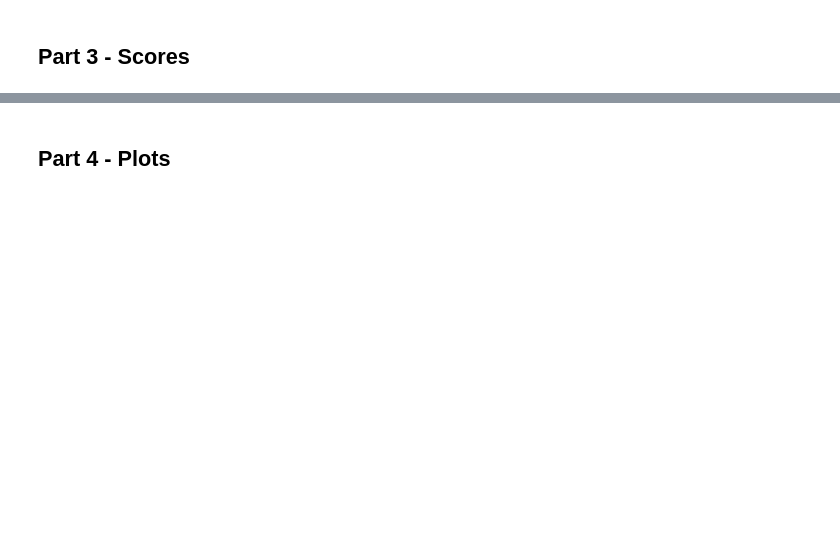
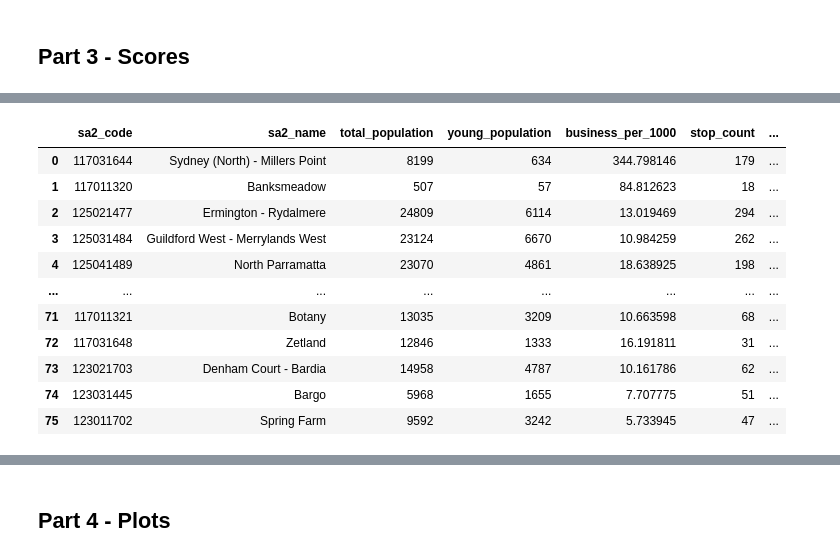
Before and after one commit to Charliero2246/Data2001Assignment, a Jupyter notebook: Assignment.ipynb, the cells around one changed output, grey strips where cells are left out. Saved outputs shown, nothing was run; the diff lists cells and outputs as text; code cells hidden in the pictures; blank space fills up the shorter version.

Commit message:
fixed variable names/types, added score and graph

```diff
--- a/Assignment.ipynb
+++ b/Assignment.ipynb
@@ -525,0 +593,96 @@ print(pois_df.head())
+# %%
+conn.rollback()
+query(conn, """
+WITH school_overlap_agg AS (
+    SELECT sa2_code, SUM(sa2_overlap_ratio) AS total_overlap
+    FROM school_sa2_lookup
+    GROUP BY sa2_code
+),
+
+base_data AS (
+    SELECT
+        sb.sa2_code,
+        sb.sa2_name,
+        pop.total_people AS total_population,
+
+        -- Young population: 0–19 years old
+        (COALESCE(pop."0_4_people", 0) + COALESCE(pop."5_9_people", 0) +
+         COALESCE(pop."10_14_people", 0) + COALESCE(pop."15_19_people", 0)) AS young_population,
+
+        -- Total businesses in key industries
+        COALESCE(biz.business_total, 0) * 1000.0 / NULLIF(pop.total_people, 0) AS business_per_1000,
+
+        -- Stops count
+        COUNT(DISTINCT s.stop_id) AS stop_count,
+
+        -- Raw catchment sum
+        COALESCE(so.total_overlap, 0) AS school_catchment_weighted,
+
+        -- Weighted schools per 1000 young people
+        COALESCE(so.total_overlap, 0) * 1000.0 /
+        NULLIF(
+            (COALESCE(pop."0_4_people", 0) + COALESCE(pop."5_9_people", 0) +
+             COALESCE(pop."10_14_people", 0) + COALESCE(pop."15_19_people", 0)),
+        0) AS schools_per_1000_young,
+
+        -- POIs count (filtered to relevant groups)
+        COUNT(DISTINCT p.objectid) AS poi_count
+
+    FROM sa2_boundaries sb
+    LEFT JOIN population pop ON sb.sa2_code::BIGINT = pop.sa2_code
+
+    LEFT JOIN (
+        SELECT sa2_code, SUM(total) AS business_total
+        FROM businesses
+        WHERE industry_name IN ('Health Care and Social Assistance', 'Education and Training', 'Retail Trade')
+        GROUP BY sa2_code
+    ) biz ON sb.sa2_code::BIGINT = biz.sa2_code
+
+    LEFT JOIN stops s ON sb.sa2_code = s.sa2_code
+    LEFT JOIN school_overlap_agg so ON sb.sa2_code = so.sa2_code
+    LEFT JOIN pois_from_bboxes p
+        ON sb.sa2_code = p.sa2_code
+        AND p.poigroup IN (1, 2, 3)
+
+    WHERE pop.total_people >= 100
+    AND sb.sa4_code IN (117, 123, 125)
+
+    GROUP BY sb.sa2_code, sb.sa2_name, pop.total_people,
+             pop."0_4_people", pop."5_9_people", pop."10_14_people", pop."15_19_people",
+             biz.business_total, so.total_overlap
+),
+
+z_scores AS (
+    SELECT
+        *,
+        (business_per_1000 - AVG(business_per_1000) OVER()) / NULLIF(STDDEV_POP(business_per_1000) OVER(), 0) AS z_business,
+        (stop_count - AVG(stop_count) OVER()) / NULLIF(STDDEV_POP(stop_count) OVER(), 0) AS z_stops,
+        (schools_per_1000_young - AVG(schools_per_1000_young) OVER()) / NULLIF(STDDEV_POP(schools_per_1000_young) OVER(), 0) AS z_schools,
+        (poi_count - AVG(poi_count) OVER()) / NULLIF(STDDEV_POP(poi_count) OVER(), 0) AS z_poi
+    FROM base_data
+),
+
+scored AS (
+    SELECT *,
+        (z_business + z_stops + z_schools + z_poi) AS z_sum,
+        1.0 / (1 + EXP(-(z_business + z_stops + z_schools + z_poi))) AS score
+    FROM z_scores
+)
+
+SELECT *
+FROM scored
+ORDER BY score DESC;
+""")
+# %% [output]
+|  | sa2_code | sa2_name | total_population | young_population | business_per_1000 | stop_count | ... |
+| 0 | 117031644 | Sydney (North) - Millers Point | 8199 | 634 | 344.798146 | 179 | ... |
+| 1 | 117011320 | Banksmeadow | 507 | 57 | 84.812623 | 18 | ... |
+| 2 | 125021477 | Ermington - Rydalmere | 24809 | 6114 | 13.019469 | 294 | ... |
+| 3 | 125031484 | Guildford West - Merrylands West | 23124 | 6670 | 10.984259 | 262 | ... |
+| 4 | 125041489 | North Parramatta | 23070 | 4861 | 18.638925 | 198 | ... |
+| ... | ... | ... | ... | ... | ... | ... | ... |
+| 71 | 117011321 | Botany | 13035 | 3209 | 10.663598 | 68 | ... |
+| 72 | 117031648 | Zetland | 12846 | 1333 | 16.191811 | 31 | ... |
+| 73 | 123021703 | Denham Court - Bardia | 14958 | 4787 | 10.161786 | 62 | ... |
+| 74 | 123031445 | Bargo | 5968 | 1655 | 7.707775 | 51 | ... |
+| 75 | 123011702 | Spring Farm | 9592 | 3242 | 5.733945 | 47 | ... |
```
Also changed, not shown: parts of 18 cells of this notebook, 1 other file.
